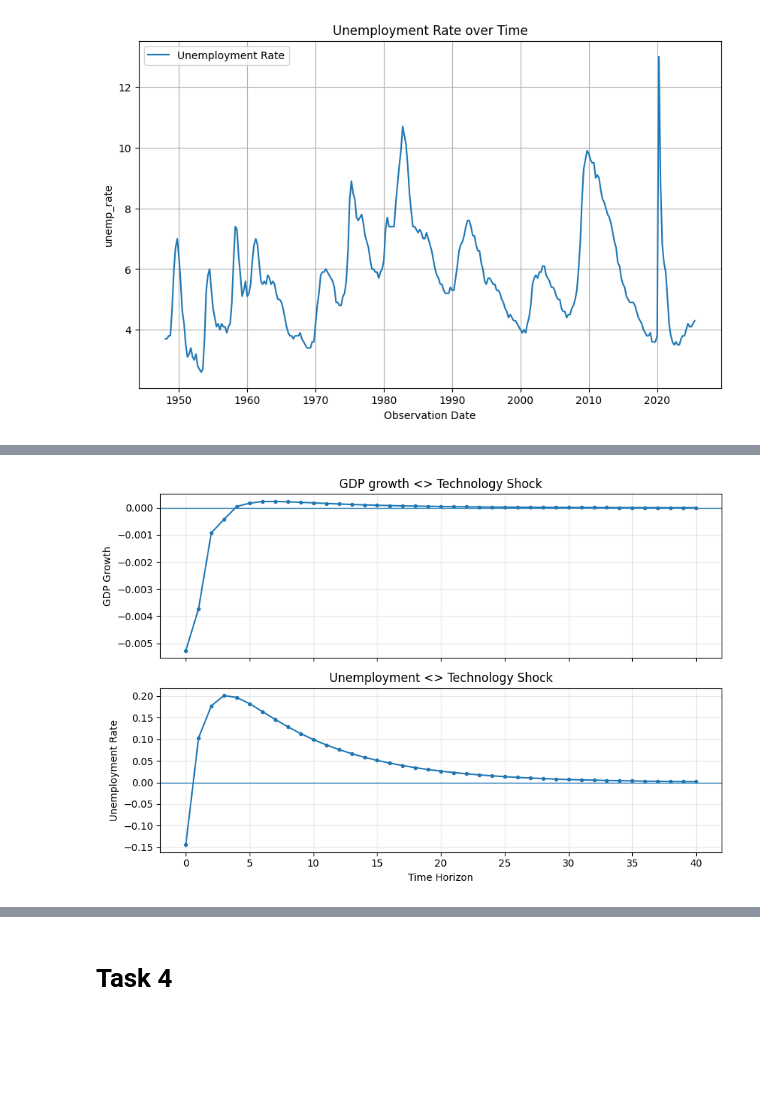
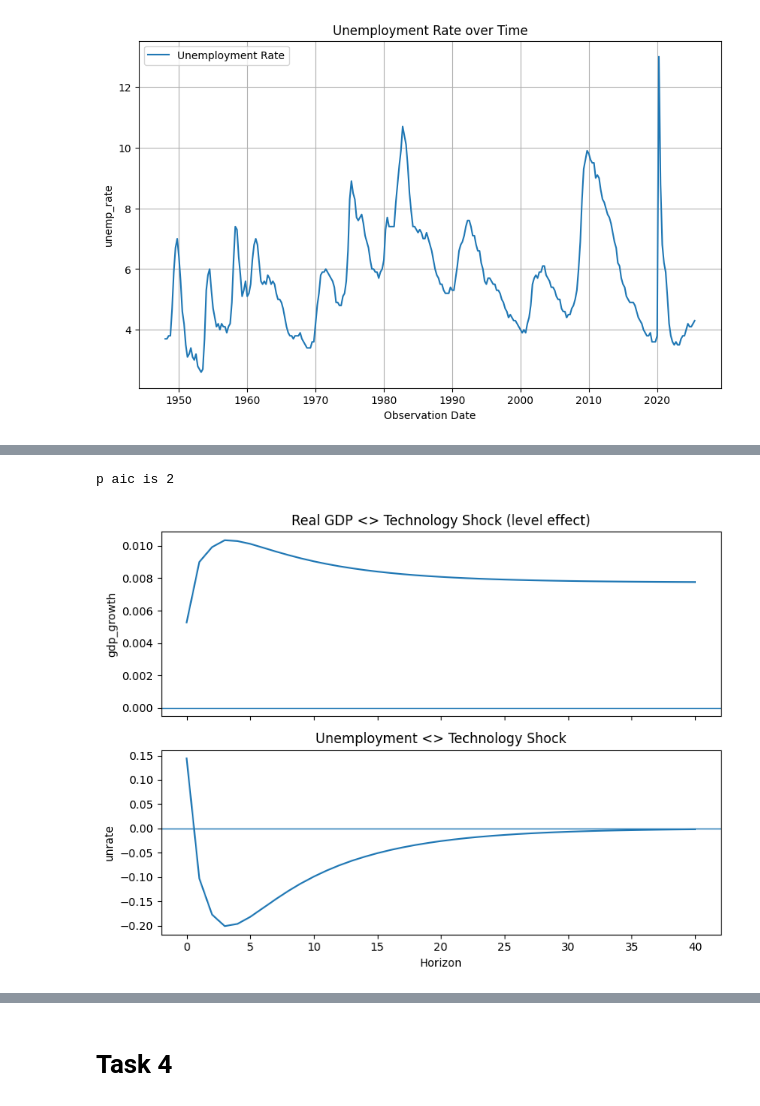
Before and after one commit to janeschentum/TSA2, a Jupyter notebook: assign2/analysis.ipynb, the cells around one changed output, grey strips where cells are left out. Cells and saved outputs as stored; diff of their text form; code cells hidden in the pictures; blank space fills up the shorter version.

```diff
--- a/assign2/analysis.ipynb
+++ b/assign2/analysis.ipynb
@@ -249,54 +204,70 @@ plt.show()
 # %%
+#GDP Growth
 df_realgdp["gdp_growth"] = df_realgdp["gdpc1_log"].diff()
 
-df_merge = pd.merge(
+#merge with unemployment rate
+df_gdp_unrate = pd.merge(
     df_realgdp[["observation_date", "gdp_growth"]],
     df_unemp[["observation_date", "unrate"]],
     on="observation_date"
 ).dropna().sort_values("observation_date")
 
-Y = df_merge[["gdp_growth", "unrate"]]
+df_gdp_unrate = df_gdp_unrate[["gdp_growth", "unrate"]].dropna()
 
-res = VAR(Y).fit(maxlags=4, ic="aic")
-p = res.k_ar
-k = res.neqs
+#fit model
+var_model = VAR(df_gdp_unrate)
+lag_select = var_model.select_order(maxlags=12)
 
-A_sum = res.coefs.sum(axis=0)
+p = lag_select.aic
+print(f"p aic is {p}")
+
+var_results = var_model.fit(p)
+
+#BQ
+A = var_results.coefs
+A_sum = A.sum(axis=0)
+k = var_results.neqs
 F = np.linalg.inv(np.eye(k) - A_sum)
+Sigma_e = var_results.sigma_u
 
-Sigma = res.sigma_u
-LR = F @ Sigma @ F.T
-C1 = np.linalg.cholesky(LR)
+# long-run covariance
+LR_cov = F @ Sigma_e @ F.T
 
+# Cholesky Decomposition
+C1 = np.linalg.cholesky(LR_cov)
 B = (np.eye(k) - A_sum) @ C1
 
-Psi = res.ma_rep(40)
-Theta = np.array([Psi[h] @ B for h in range(41)])
+#IRF
+periods = 40
+irf_analysis = var_results.irf(periods)
+Psi = irf_analysis.irfs
+struct_irfs = np.zeros((periods, k, k))
+irf_struct = np.array([Psi[h] @ B for h in range(periods + 1)])
 
-if Theta[-1, 0, 0] < 0:
-    Theta[:, :, 0] *= -1
+# gdp growth
+resp_gdp = irf_struct[:, 0, 0]
+resp_gdp_level = np.cumsum(resp_gdp)
 
-resp_gdp = Theta[:, 0, 0]
-resp_u   = Theta[:, 1, 0]
+#unemployment reate
+resp_unrate = irf_struct[:, 1, 0]
 
-h = np.arange(41)
+#plot
+periods = np.arange(periods + 1)
+fig, ax = plt.subplots(2, 1, figsize=(8, 6), sharex=True)
 
-fig, ax = plt.subplots(2, 1, figsize=(9, 6), sharex=True)
+ax[0].plot(periods, resp_gdp_level)
+ax[0].axhline(0, linewidth=1)
+ax[0].set_title("Real GDP <> Technology Shock (level effect)")
+ax[0].set_ylabel("gdp_growth")
 
-ax[0].plot(h, resp_gdp, marker="o", markersize=3, linewidth=1.5)
-ax[0].axhline(0, linewidth=1)
-ax[0].set_title("GDP growth <> Technology Shock")
-ax[0].set_ylabel("GDP Growth")
-ax[0].grid(True, alpha=0.3)
-
-ax[1].plot(h, resp_u, marker="o", markersize=3, linewidth=1.5)
+ax[1].plot(periods, resp_unrate)
 ax[1].axhline(0, linewidth=1)
 ax[1].set_title("Unemployment <> Technology Shock")
-ax[1].set_ylabel("Unemployment Rate")
-ax[1].set_xlabel("Time Horizon")
-ax[1].grid(True, alpha=0.3)
+ax[1].set_ylabel("unrate")
+ax[1].set_xlabel("Horizon")
 
 plt.tight_layout()
 plt.show()
 # %% [output]
+p aic is 2
-[figure, old version]
+[figure, new version]
```
Also changed, not shown: parts of 22 cells of this notebook.
